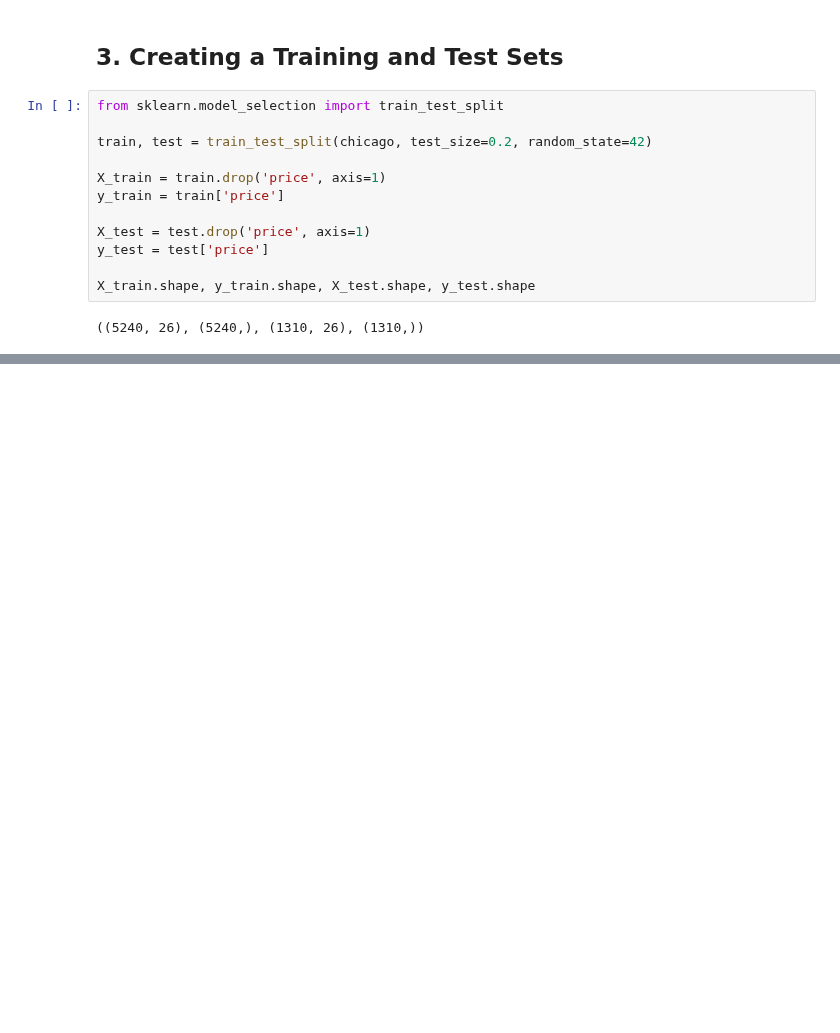
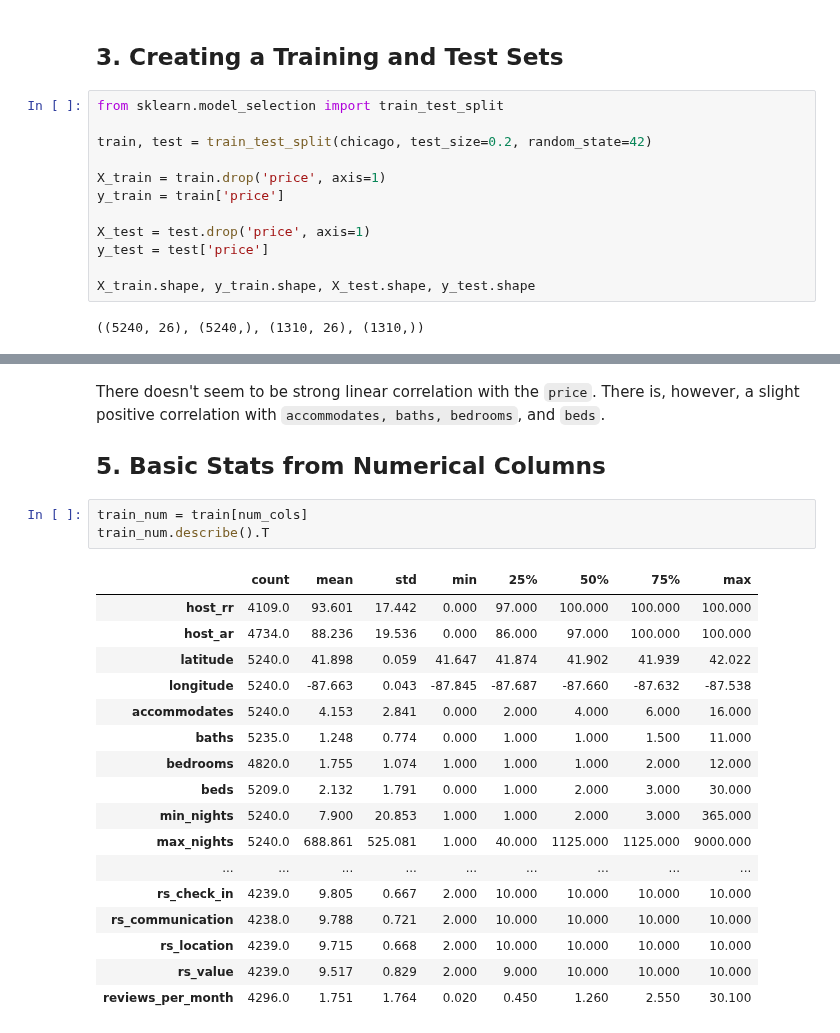
Before and after one commit to harera3/ML_Portfolio, a Jupyter notebook: 07_AirBnB_Exploratory_Data_Analysis.ipynb, the cells around one changed output, grey strips where cells are left out. Drawn from its saved outputs; the diff is of its cells as text; blank space fills up the shorter version.

```diff
--- a/07_AirBnB_Exploratory_Data_Analysis.ipynb
+++ b/07_AirBnB_Exploratory_Data_Analysis.ipynb
@@ -79,0 +93,24 @@ X_train.shape, y_train.shape, X_test.shape, y_test.shape
+# %% [markdown]
+There doesn't seem to be strong linear correlation with the `price`. There is, however, a slight positive correlation with `accommodates, baths, bedrooms`, and `beds`.
+## 5. Basic Stats from Numerical Columns
+# %%
+train_num = train[num_cols]
+train_num.describe().T
+# %% [output]
+|  | count | mean | std | min | 25% | 50% | 75% | max |
+| host_rr | 4109.0 | 93.601 | 17.442 | 0.000 | 97.000 | 100.000 | 100.000 | 100.000 |
+| host_ar | 4734.0 | 88.236 | 19.536 | 0.000 | 86.000 | 97.000 | 100.000 | 100.000 |
+| latitude | 5240.0 | 41.898 | 0.059 | 41.647 | 41.874 | 41.902 | 41.939 | 42.022 |
+| longitude | 5240.0 | -87.663 | 0.043 | -87.845 | -87.687 | -87.660 | -87.632 | -87.538 |
+| accommodates | 5240.0 | 4.153 | 2.841 | 0.000 | 2.000 | 4.000 | 6.000 | 16.000 |
+| baths | 5235.0 | 1.248 | 0.774 | 0.000 | 1.000 | 1.000 | 1.500 | 11.000 |
+| bedrooms | 4820.0 | 1.755 | 1.074 | 1.000 | 1.000 | 1.000 | 2.000 | 12.000 |
+| beds | 5209.0 | 2.132 | 1.791 | 0.000 | 1.000 | 2.000 | 3.000 | 30.000 |
+| min_nights | 5240.0 | 7.900 | 20.853 | 1.000 | 1.000 | 2.000 | 3.000 | 365.000 |
+| max_nights | 5240.0 | 688.861 | 525.081 | 1.000 | 40.000 | 1125.000 | 1125.000 | 9000.000 |
+| ... | ... | ... | ... | ... | ... | ... | ... | ... |
+| rs_check_in | 4239.0 | 9.805 | 0.667 | 2.000 | 10.000 | 10.000 | 10.000 | 10.000 |
+| rs_communication | 4238.0 | 9.788 | 0.721 | 2.000 | 10.000 | 10.000 | 10.000 | 10.000 |
+| rs_location | 4239.0 | 9.715 | 0.668 | 2.000 | 10.000 | 10.000 | 10.000 | 10.000 |
+| rs_value | 4239.0 | 9.517 | 0.829 | 2.000 | 9.000 | 10.000 | 10.000 | 10.000 |
+| reviews_per_month | 4296.0 | 1.751 | 1.764 | 0.020 | 0.450 | 1.260 | 2.550 | 30.100 |
```
Also changed, not shown: parts of 4 cells of this notebook.
